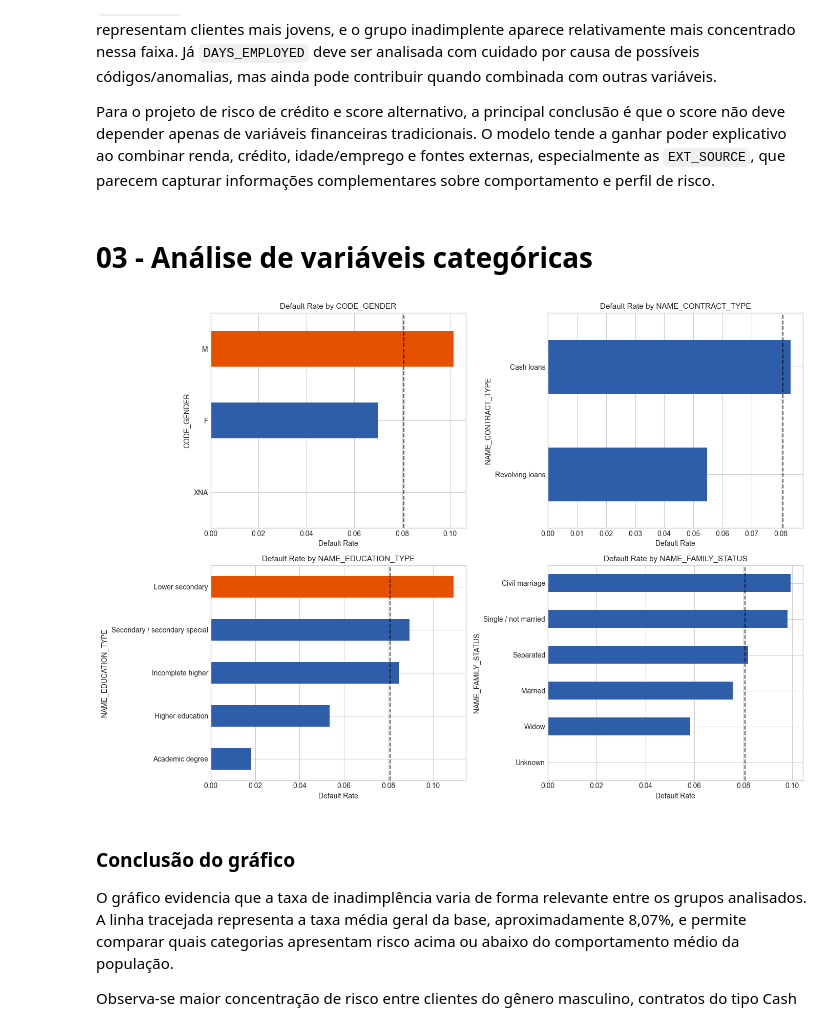
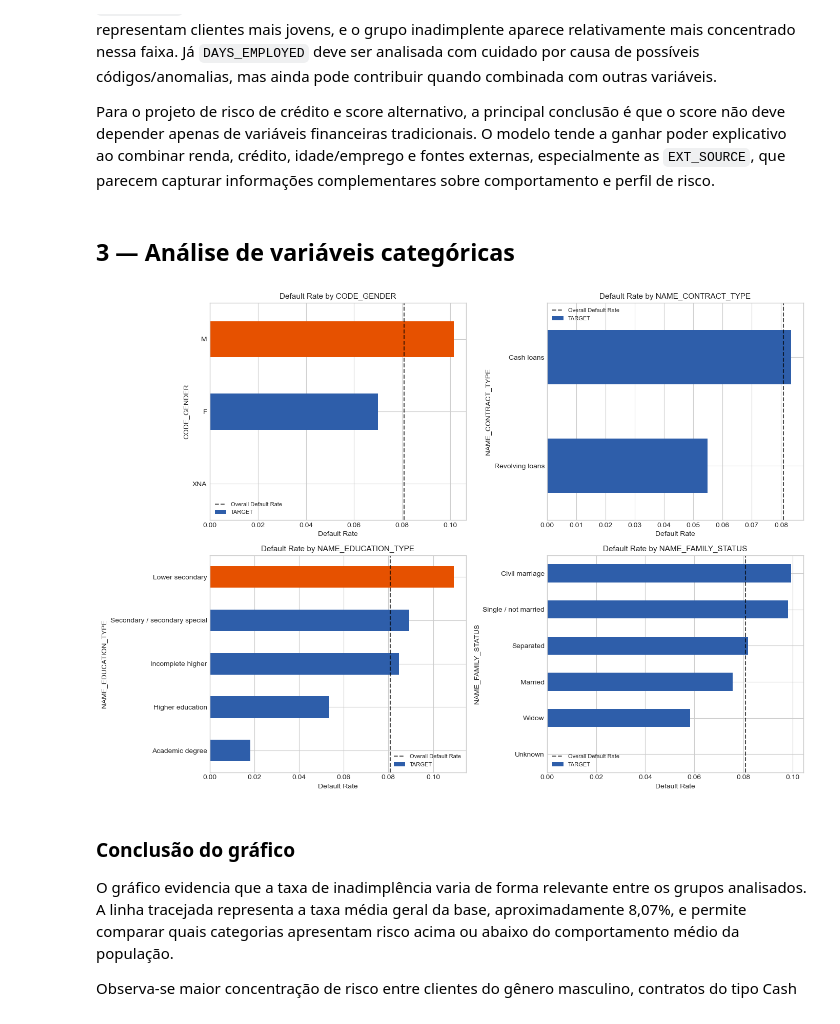
Before and after one commit to RPdatascience819/Analise-Preditiva-de-Risco-de-Credito-e-Score-Alternativo-com-Open-Finance, a Jupyter notebook: notebooks/01_eda.ipynb, the cells around one changed output. Cells and saved outputs as stored; diff of their text form; code cells hidden in the pictures.

```diff
--- a/notebooks/01_eda.ipynb
+++ b/notebooks/01_eda.ipynb
@@ -94,17 +88,18 @@ plt.show()
 # %%
-# Select the most relevant numerical variables
-import matplotlib.pyplot as plt
+# Principais variáveis numéricas, comparadas por TARGET (adimplente vs inadimplente)
+num_vars = ['AMT_CREDIT', 'AMT_INCOME_TOTAL', 'AMT_ANNUITY', 'DAYS_BIRTH', 'DAYS_EMPLOYED',
+            'EXT_SOURCE_1', 'EXT_SOURCE_2', 'EXT_SOURCE_3']
 
-num_yars = ['AMT_CREDIT', 'AMT_INCOME_TOTAL', 'AMT_ANNUITY', 'DAYS_BIRTH', 'DAYS_EMPLOYED', 'EXT_SOURCE_1',
-            'EXT_SOURCE_2', 'EXT_SOURCE_3']
+# DAYS_EMPLOYED usa 365243 como sentinela para aposentados; vira NaN para não distorcer o plot
+df_plot = df.copy()
+df_plot['DAYS_EMPLOYED'] = df_plot['DAYS_EMPLOYED'].replace(365243, np.nan)
 
-# Breakdown by TARGET (In Good Standing vs. In Default)
 fig, axes = plt.subplots(2, 4, figsize=(18, 8))
 axes = axes.flatten()
 
-for i, var in enumerate(num_yars):
-    for label, color in [{0, '#2E5EAA'}, {1, '#E65100'}]:
-        subset = df[df['TARGET'] == label][var].dropna()
+for i, var in enumerate(num_vars):
+    for label, color in [(0, '#2E5EAA'), (1, '#E65100')]:
+        subset = df_plot[df_plot['TARGET'] == label][var].dropna()
         axes[i].hist(subset, bins=50, alpha=0.5, color=color,
                      label=f'TARGET={label}', density=True)
     axes[i].set_title(var, fontsize=10)
@@ -112,5 +107,6 @@ for i, var in enumerate(num_yars):
 
 plt.suptitle('Distribution of Numerical Variables by TARGET', fontsize=14, fontweight='bold')
 plt.tight_layout()
+plt.savefig('../reports/figures/numerical_by_target.png', dpi=150, bbox_inches='tight')
 plt.show()
 # %% [output]
@@ -126,29 +122,29 @@ As variáveis `EXT_SOURCE_1`, `EXT_SOURCE_2` e `EXT_SOURCE_3` mostram uma separa
 
 Para o projeto de risco de crédito e score alternativo, a principal conclusão é que o score não deve depender apenas de variáveis financeiras tradicionais. O modelo tende a ganhar poder explicativo ao combinar renda, crédito, idade/emprego e fontes externas, especialmente as `EXT_SOURCE`, que parecem capturar informações complementares sobre comportamento e perfil de risco.
 # %% [markdown]
-# 03 - Análise de variáveis categóricas
+## 3 — Análise de variáveis categóricas
 # %%
-# Default Rate by Categorical Variable
+# Taxa de inadimplência por variável categórica
 cat_vars = ['CODE_GENDER', 'NAME_CONTRACT_TYPE', 'NAME_EDUCATION_TYPE', 'NAME_FAMILY_STATUS']
 
 fig, axes = plt.subplots(2, 2, figsize=(14, 10))
 axes = axes.flatten()
 
 for i, var in enumerate(cat_vars):
-    # Calculate default rate for each category
     default_rate = df.groupby(var)['TARGET'].mean().sort_values(ascending=True)
-    colors_bar = ['#E65100' if x > 0.1 else '#2E5EAA'
-                  for x in default_rate.values]
+    colors_bar = ['#E65100' if x > 0.1 else '#2E5EAA' for x in default_rate.values]
     default_rate.plot(kind='barh', ax=axes[i], color=colors_bar)
     axes[i].set_title(f'Default Rate by {var}', fontsize=11)
-    axes[i].axvline(x=df['TARGET'].mean(), color='black',
-                    linestyle='--', alpha=0.7, label='Overall Default Rate')
+    axes[i].axvline(x=df['TARGET'].mean(), color='black', linestyle='--',
+                    alpha=0.7, label='Overall Default Rate')
     axes[i].set_xlabel('Default Rate')
+    axes[i].legend(fontsize=8)
 
 plt.tight_layout()
+plt.savefig('../reports/figures/default_rate_categorical.png', dpi=150, bbox_inches='tight')
 plt.show()
 # %% [output]
-[figure, old version]
+[figure, new version]
 # %% [markdown]
 ### Conclusão do gráfico
 
```
Also changed, not shown: parts of 8 cells of this notebook.
